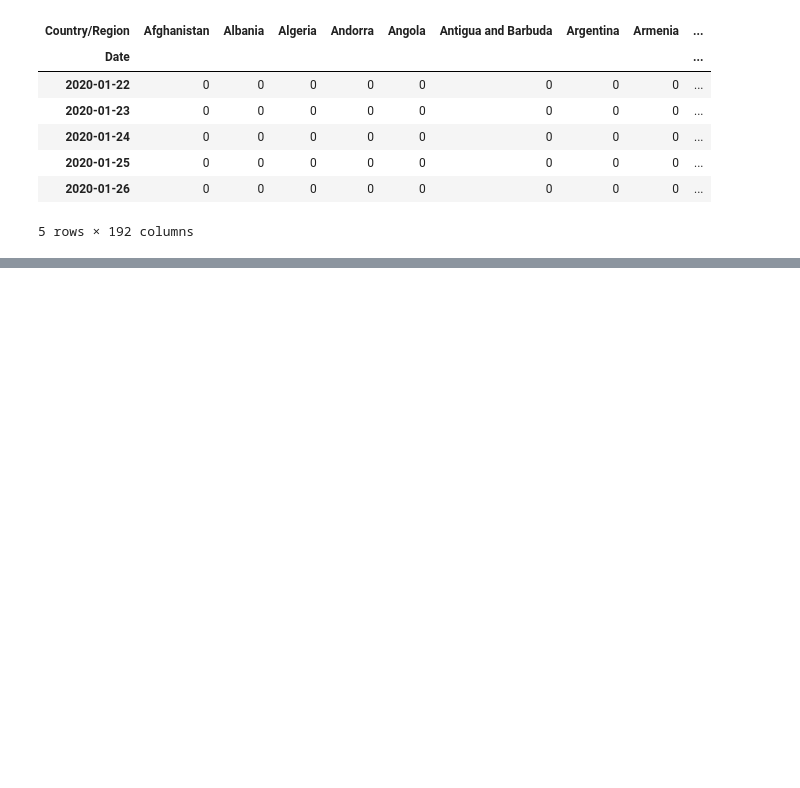
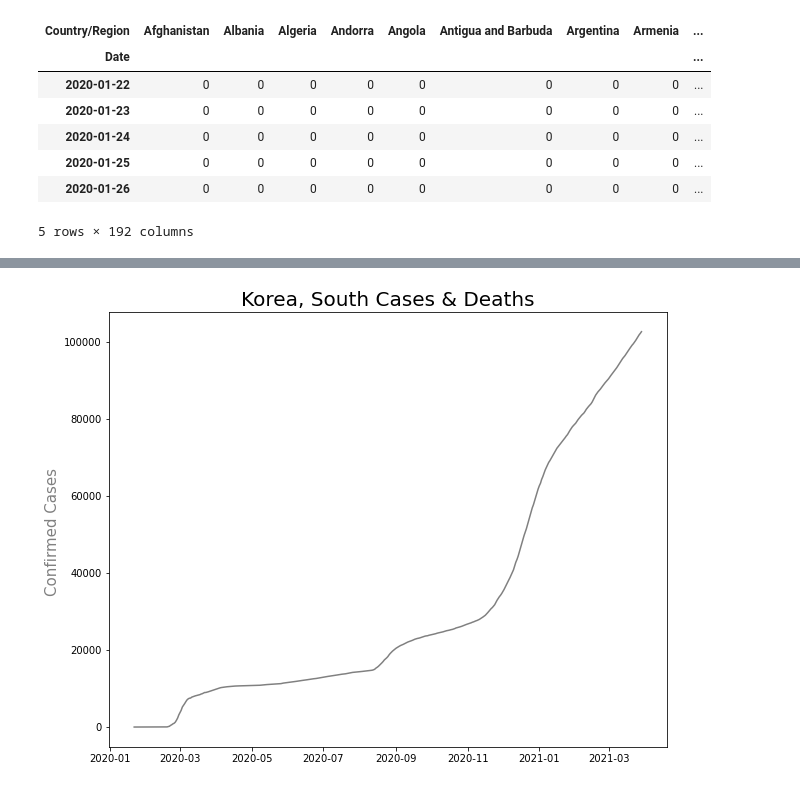
Before and after one commit to Vaycold/statistics_seminar, a Jupyter notebook: 국내_코로나_바이러스_확진자_수_예측.ipynb, the cells around one changed output, grey strips where cells are left out. Cells and saved outputs as stored; diff of their text form; code cells hidden in the pictures; blank space fills up the shorter version.

```diff
--- a/국내_코로나_바이러스_확진자_수_예측.ipynb
+++ b/국내_코로나_바이러스_확진자_수_예측.ipynb
@@ -162,0 +240,12 @@ df_death.head()
+# %%
+korea = 'Korea, South'
+plt.figure(figsize=(10,8))
+plt.title(korea + ' Cases & Deaths', size =20)
+plt.ylabel('Confirmed Cases ', color='gray', size=15)
+#plt.xlim(right = 30)
+
+plt.plot(df_case[korea].index, df_case[korea], color='gray')
+
+plt.show()
+# %% [output]
+[figure, added]
```
Also changed, not shown: parts of 10 cells of this notebook.
